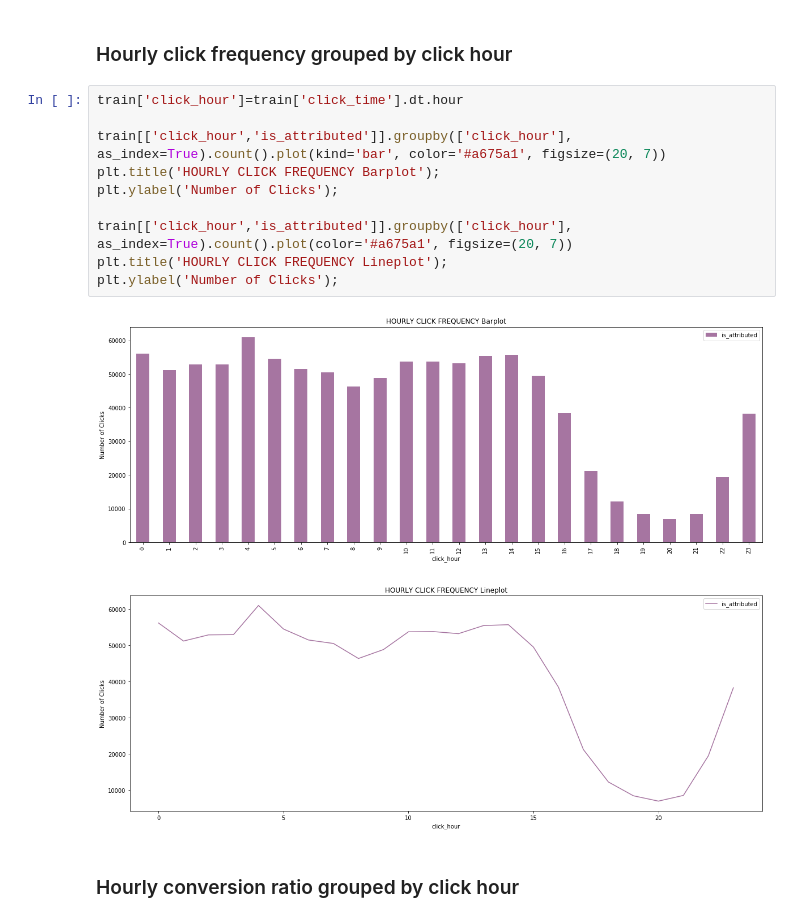
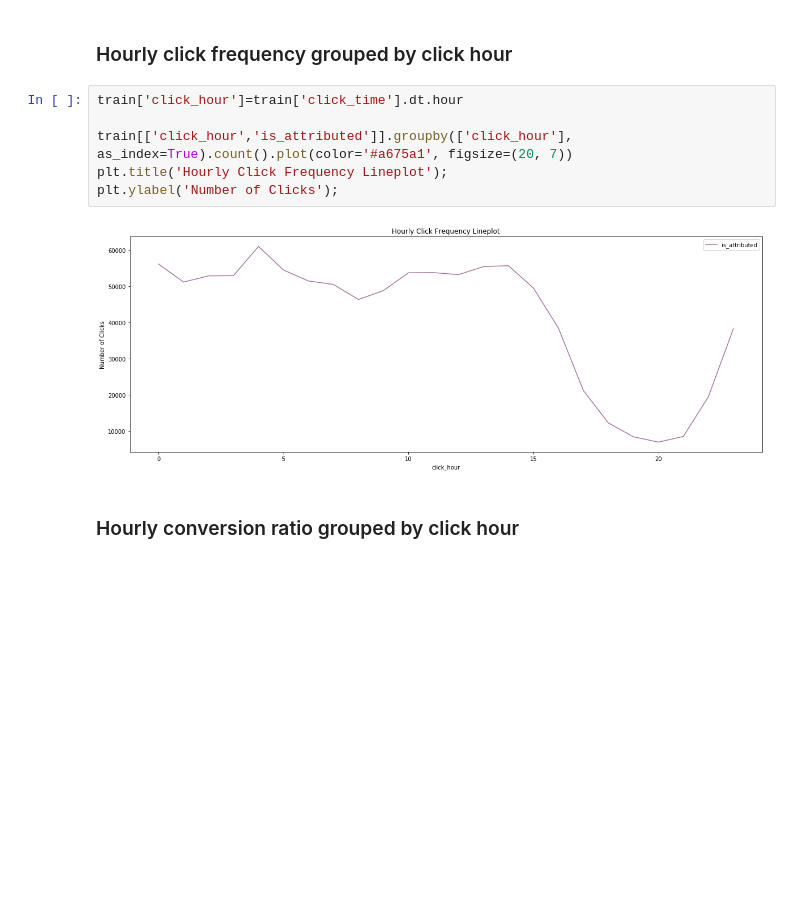
Before and after one commit to 181192/DAT158ML-Oblig02, a Jupyter notebook: Fraud Detection.ipynb, the cells around one changed output. Drawn from its saved outputs; the diff is of its cells as text; blank space fills up the shorter version.

```diff
--- a/Fraud Detection.ipynb
+++ b/Fraud Detection.ipynb
@@ -560,16 +566,11 @@ plt.ylabel('Converted Ratio');
 # %%
 train['click_hour']=train['click_time'].dt.hour
 
-train[['click_hour','is_attributed']].groupby(['click_hour'], as_index=True).count().plot(kind='bar', color='#a675a1', figsize=(20, 7))
-plt.title('HOURLY CLICK FREQUENCY Barplot');
+train[['click_hour','is_attributed']].groupby(['click_hour'], as_index=True).count().plot(color='#a675a1', figsize=(20, 7))
+plt.title('Hourly Click Frequency Lineplot');
 plt.ylabel('Number of Clicks');
-
-train[['click_hour','is_attributed']].groupby(['click_hour'], as_index=True).count().plot(color='#a675a1', figsize=(20, 7))
-plt.title('HOURLY CLICK FREQUENCY Lineplot');
-plt.ylabel('Number of Clicks');
 # %% [output]
-[figure, old version]
+[figure, new version]
-[figure, removed]
 # %% [markdown]
 ### Hourly conversion ratio grouped by click hour
 # %%
```
Also changed, not shown: parts of 42 cells of this notebook, 2 other files.
